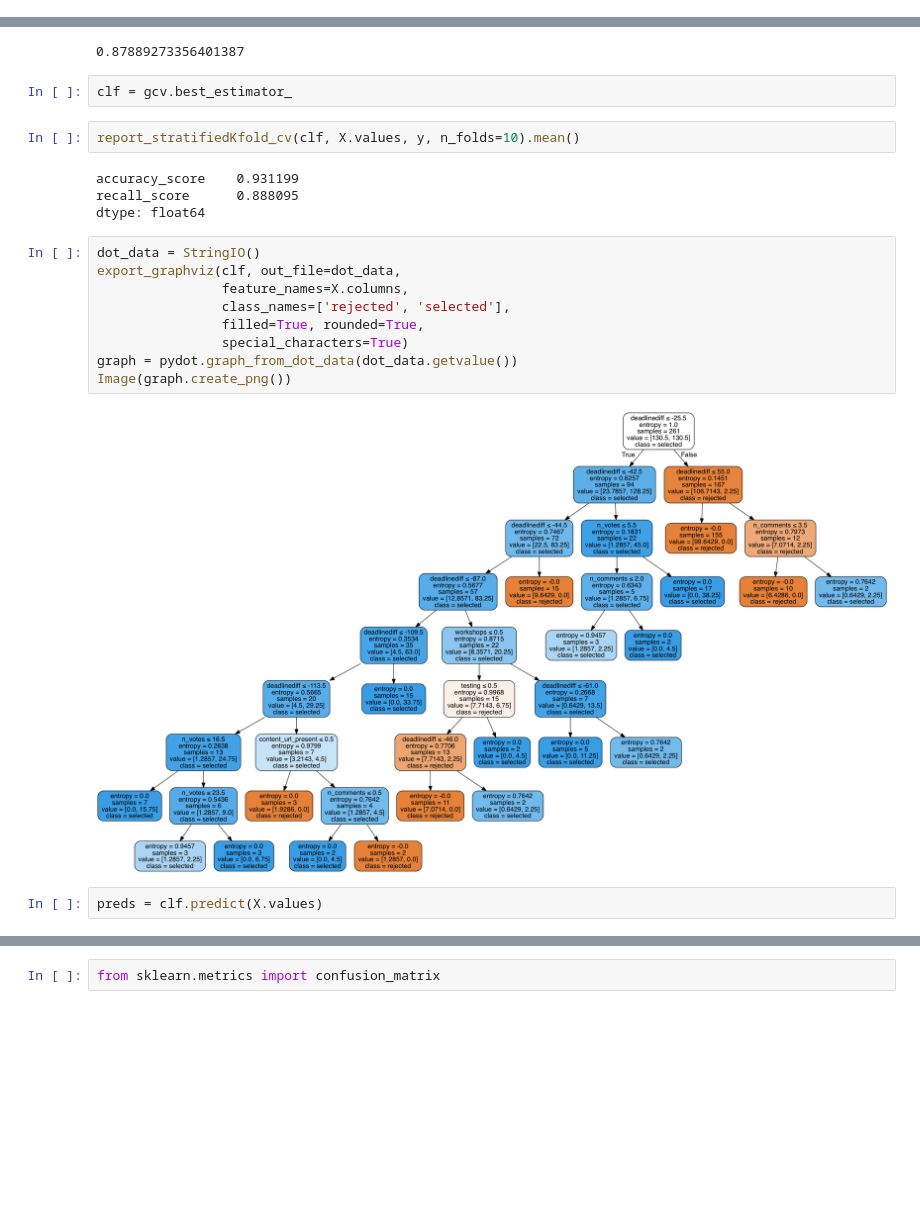
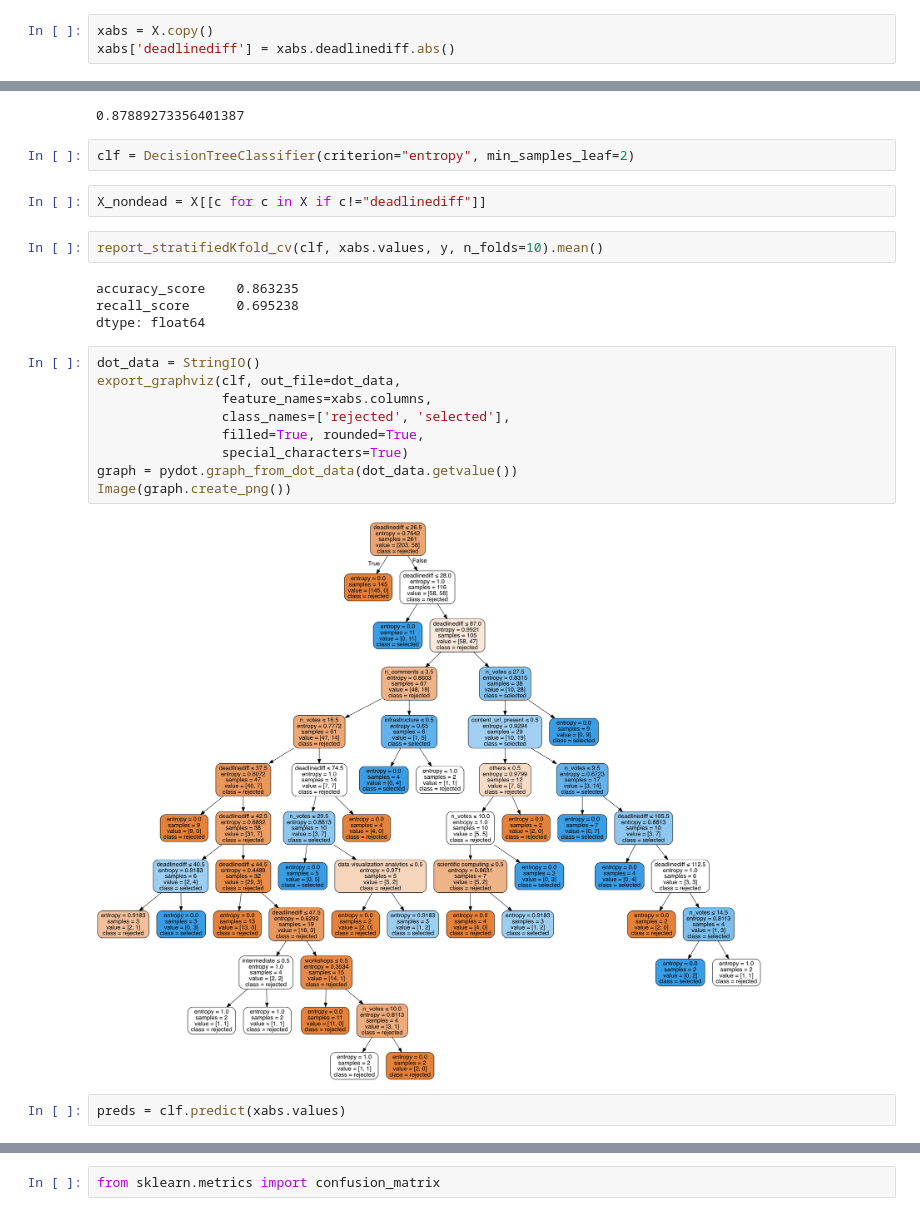
Before and after one commit to motherbox/sentinel, a Jupyter notebook: scripts/explanation.ipynb, the cells around one changed output, grey strips where cells are left out. Drawn from its saved outputs; the diff is of its cells as text; blank space fills up the shorter version.

```diff
--- a/scripts/explanation.ipynb
+++ b/scripts/explanation.ipynb
@@ -29,4 +29,7 @@ X = pd.concat(feats, axis=1)
 y = df['selected'].astype(int).values
 # %%
 savemat("trainData.mat", dict(X=X.values, y=y, cols=X.columns.values))
+# %%
+xabs = X.copy()
+xabs['deadlinediff'] = xabs.deadlinediff.abs()
 # %%
@@ -77,27 +80,29 @@ gcv.best_params_
 gcv.best_score_
 # %% [output]
 0.87889273356401387
-# %%
-clf = gcv.best_estimator_
+# %%
+clf = DecisionTreeClassifier(criterion="entropy", min_samples_leaf=2)
+# %%
+X_nondead = X[[c for c in X if c!="deadlinediff"]]
 # %%
-report_stratifiedKfold_cv(clf, X.values, y, n_folds=10).mean()
+report_stratifiedKfold_cv(clf, xabs.values, y, n_folds=10).mean()
 # %% [output]
-accuracy_score    0.931199
-recall_score      0.888095
+accuracy_score    0.863235
+recall_score      0.695238
 dtype: float64
 # %%
 dot_data = StringIO()
 export_graphviz(clf, out_file=dot_data,
-                feature_names=X.columns,
+                feature_names=xabs.columns,
                 class_names=['rejected', 'selected'],
                 filled=True, rounded=True,
                 special_characters=True)
 graph = pydot.graph_from_dot_data(dot_data.getvalue())
 Image(graph.create_png())
 # %% [output]
-[figure, old version]
+[figure, new version]
 # %%
-preds = clf.predict(X.values)
+preds = clf.predict(xabs.values)
 # %%
 from sklearn.metrics import recall_score, precision_score, precision_recall_curve
 print recall_score(y, preds)
```
Also changed, not shown: parts of 11 cells of this notebook, 4 other files.
